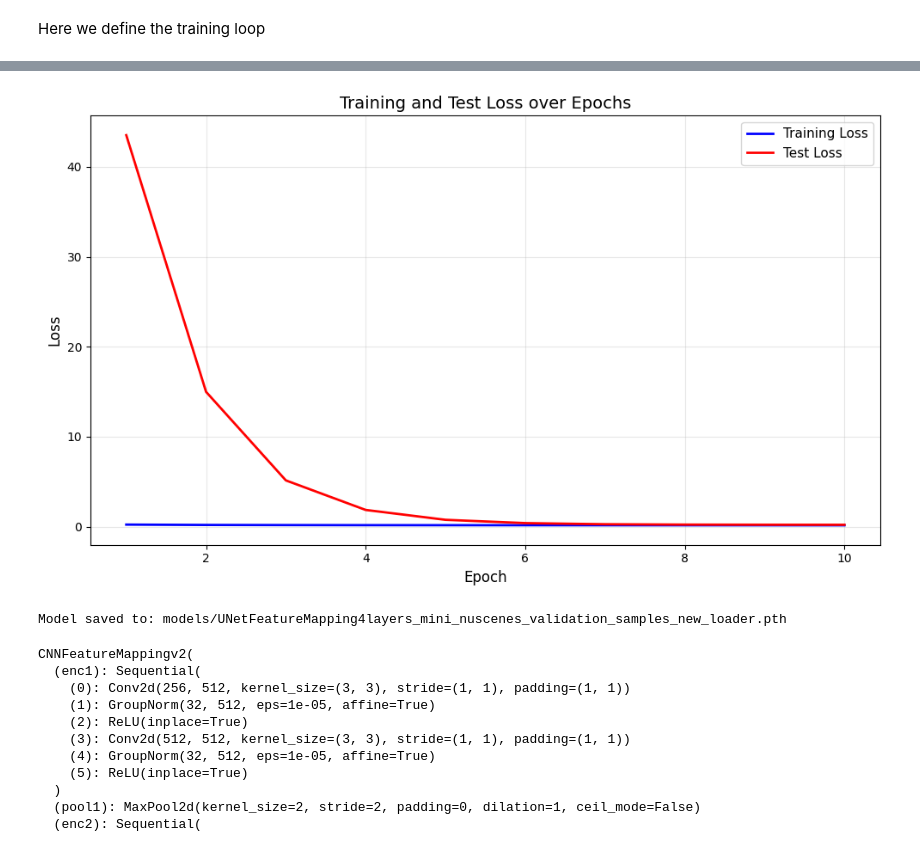
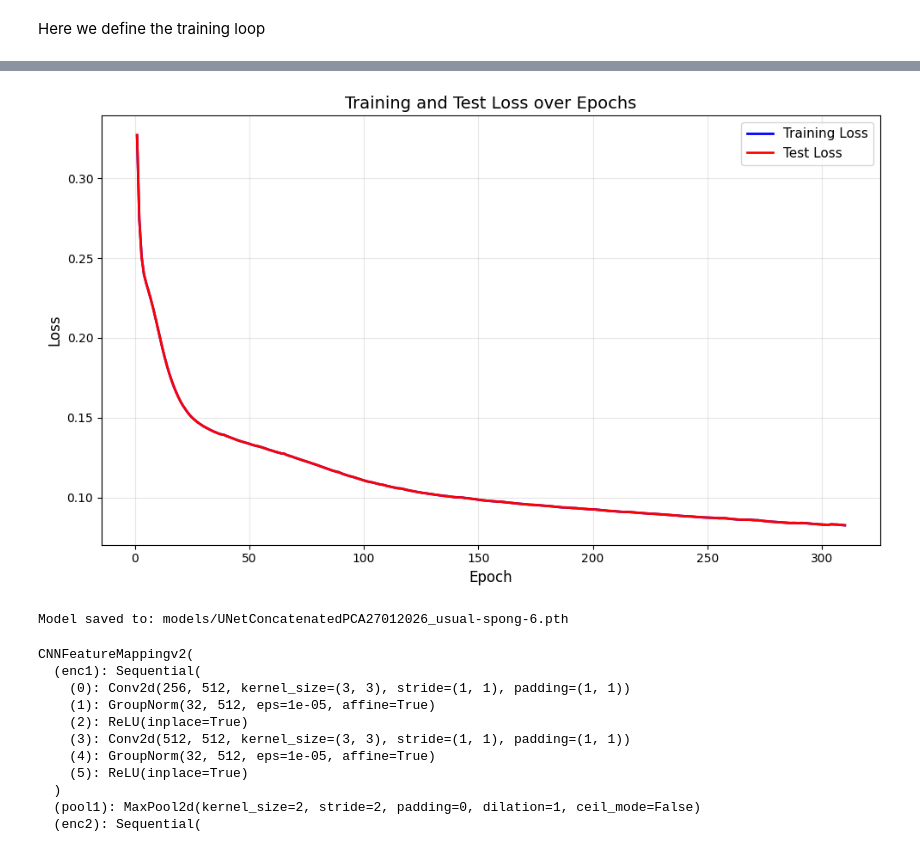
Before and after one commit to mln9d4/mmdetection3d_unibev, a Jupyter notebook: mapping_test/cnn_neural_network_mapping.ipynb, the cells around one changed output, grey strips where cells are left out. Saved outputs shown, nothing was run; the diff lists cells and outputs as text; code cells hidden in the pictures.

```diff
--- a/mapping_test/cnn_neural_network_mapping.ipynb
+++ b/mapping_test/cnn_neural_network_mapping.ipynb
@@ -156,7 +197,7 @@ plt.imshow(X_train[0,0].cpu(), cmap='viridis')
 # Create Dataloaders to efficiently push data in batches during training and testing
 from torch.utils.data import DataLoader, TensorDataset
 
-BATCH_SIZE = 8
+BATCH_SIZE = 10
 
 train_set = TensorDataset(X_train, y_train)
 test_set = TensorDataset(X_test, y_test)
@@ -589,9 +629,12 @@ DataParallel(
 # %%
 from mmdet.models import HEADS
 from mmdet3d.unibev_plugin.models.dense_heads import bev_consumer
-
-model_class = HEADS.get('UnetFeatureMapping4layers')
-model_1 = model_class(input_channels=256, output_channels=256)
-model_1 = nn.DataParallel(model_1, device_ids=[7], output_device=device)
+model_name = 'UnetConcatenatedPCA'
+model_class = HEADS.get(model_name)
+input_channels=256
+output_channels=256
+channel_sizes=[256, 512, 1024, 2048]
+model_1 = model_class(input_channels=input_channels, output_channels=output_channels, channel_sizes=channel_sizes)
+# model_1 = nn.DataParallel(model_1, device_ids=[7], output_device=device)
 model_1.to(device)
 # %% [output]
@@ -617,8 +660,32 @@ DataParallel(
 # cos_loss = nn.CosineSimilarity(dim=0)
 loss_fn = nn.L1Loss()
 
+learning_rate = 1e-2
+weight_decay = 1e-2
+epochs = 200
+
+
 # l = cos_loss(train_features_batch, train_labels_batch)
 accuracy_fn = nn.CosineSimilarity(dim=0)
-optimizer = torch.optim.Adam(params=model_1.parameters(), lr=1e-3, weight_decay=1e-4)
-# l.mean()
+optimizer = torch.optim.AdamW(params=model_1.parameters(), lr=learning_rate, weight_decay=weight_decay)
+scheduler1 = torch.optim.lr_scheduler.CosineAnnealingWarmRestarts(optimizer, T_0=200, T_mult=1, eta_min=1e-6)
+scheduler2 = torch.optim.lr_scheduler.LinearLR(optimizer, start_factor=1.0, end_factor=0.1, total_iters=50)
+scheduler = torch.optim.lr_scheduler.SequentialLR(optimizer,
+                                schedulers=[scheduler2, scheduler1],
+                                milestones=[20],
+                            )
+# # l.mean()
 # l1_loss(train_features_batch, train_labels_batch)
+# %%
+import wandb
+
+config = {
+    "learning_rate": learning_rate,
+    "weight_decay": weight_decay,
+    "batch_size": BATCH_SIZE,
+    "architecture": model_name,
+    "optimizer": optimizer,
+    "loss_function": loss_fn,
+    "epochs": epochs,
+    "scheduler": scheduler
+}
@@ -759,10 +863,10 @@ def plot_loss_curves(train_losses, test_losses):
     plt.tight_layout()
     plt.show()
 # %%
-plot_loss_curves(train_epoch_losses, test_epoch_losses)
+plot_loss_curves(train_epoch_losses, train_epoch_losses)
 # train_loss
 # %% [output]
-[figure, old version]
+[figure, new version]
 # %%
 #Save the model
 from pathlib import Path
@@ -777,8 +886,8 @@ MODEL_SAVE_PATH = MODEL_PATH / MODEL_NAME
 # %%
-torch.save(model_1.state_dict(), MODEL_SAVE_PATH)
+torch.save(temp_, MODEL_SAVE_PATH)
 print(f"Model saved to: {MODEL_SAVE_PATH}")
 # %% [output]
-Model saved to: models/UNetFeatureMapping4layers_mini_nuscenes_validation_samples_new_loader.pth
+Model saved to: models/UNetConcatenatedPCA27012026_usual-spong-6.pth
 # %%
 from collections import OrderedDict
 
```
Also changed, not shown: parts of 19 cells of this notebook, 7 other files.
